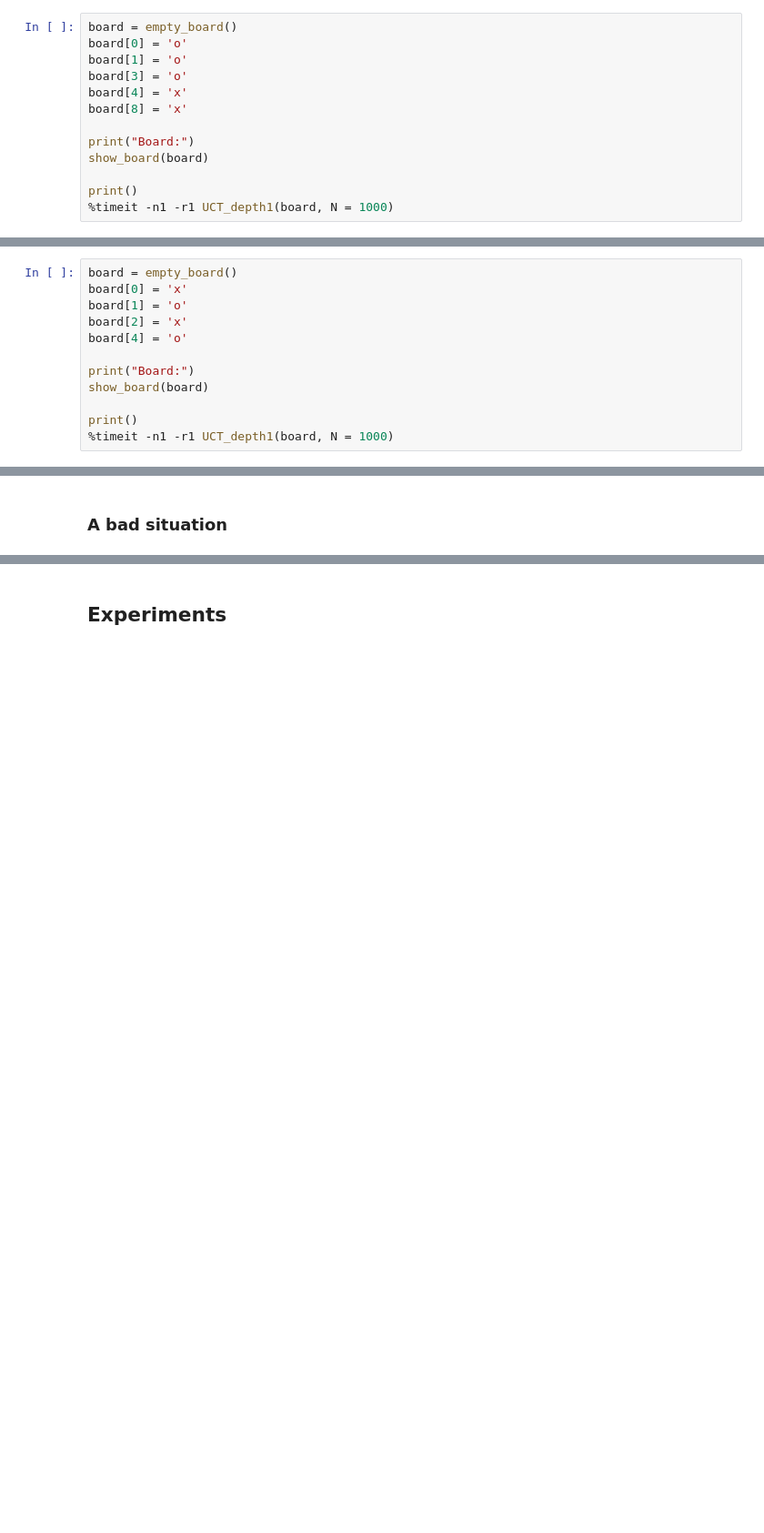
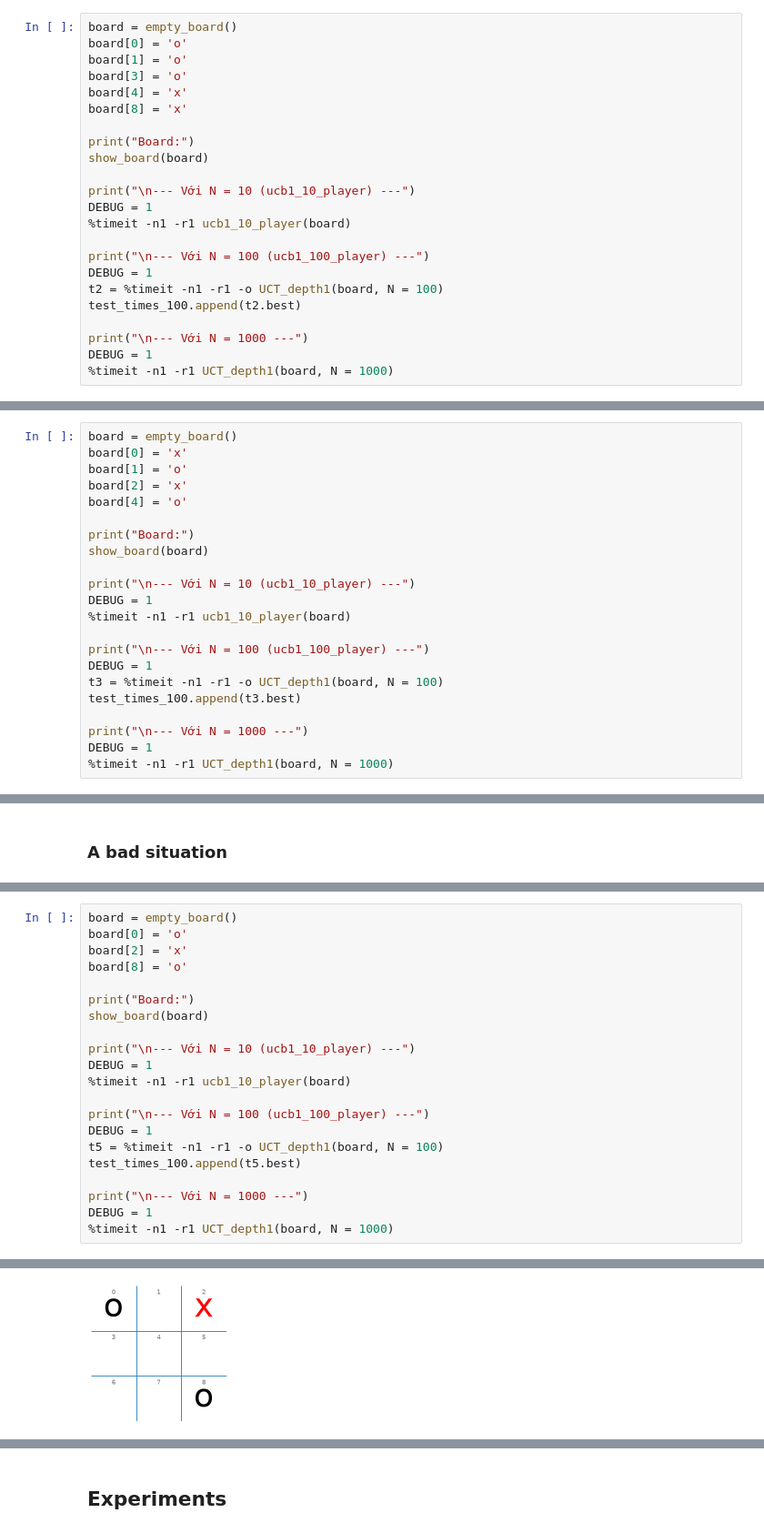
Before and after one commit to minhhieu310800-jpg/TTNTNC-NHOM31, a Jupyter notebook: lab05-tim-kiem-doi-khang/tictactoe_monte_carlo_tree_search_restricted.ipynb, the cells around one changed output, grey strips where cells are left out. Shown at 91% size. Cells and saved outputs as stored; diff of their text form; blank space fills up the shorter version.

```diff
--- a/lab05-tim-kiem-doi-khang/tictactoe_monte_carlo_tree_search_restricted.ipynb
+++ b/lab05-tim-kiem-doi-khang/tictactoe_monte_carlo_tree_search_restricted.ipynb
@@ -194,7 +236,17 @@ board[8] = 'x'
 print("Board:")
 show_board(board)
 
-print()
+print("\n--- Với N = 10 (ucb1_10_player) ---")
+DEBUG = 1
+%timeit -n1 -r1 ucb1_10_player(board)
+
+print("\n--- Với N = 100 (ucb1_100_player) ---")
+DEBUG = 1
+t2 = %timeit -n1 -r1 -o UCT_depth1(board, N = 100)
+test_times_100.append(t2.best)
+
+print("\n--- Với N = 1000 ---")
+DEBUG = 1
 %timeit -n1 -r1 UCT_depth1(board, N = 1000)
 # %% [output]
 Board:
@@ -219,7 +287,17 @@ board[4] = 'o'
 print("Board:")
 show_board(board)
 
-print()
+print("\n--- Với N = 10 (ucb1_10_player) ---")
+DEBUG = 1
+%timeit -n1 -r1 ucb1_10_player(board)
+
+print("\n--- Với N = 100 (ucb1_100_player) ---")
+DEBUG = 1
+t3 = %timeit -n1 -r1 -o UCT_depth1(board, N = 100)
+test_times_100.append(t3.best)
+
+print("\n--- Với N = 1000 ---")
+DEBUG = 1
 %timeit -n1 -r1 UCT_depth1(board, N = 1000)
 # %% [output]
 Board:
@@ -296,0 +369,22 @@ __Note:__ It looks like random player o is very unlikely to block x and take adv
+# %%
+board = empty_board()
+board[0] = 'o'
+board[2] = 'x'
+board[8] = 'o'
+
+print("Board:")
+show_board(board)
+
+print("\n--- Với N = 10 (ucb1_10_player) ---")
+DEBUG = 1
+%timeit -n1 -r1 ucb1_10_player(board)
+
+print("\n--- Với N = 100 (ucb1_100_player) ---")
+DEBUG = 1
+t5 = %timeit -n1 -r1 -o UCT_depth1(board, N = 100)
+test_times_100.append(t5.best)
+
+print("\n--- Với N = 1000 ---")
+DEBUG = 1
+%timeit -n1 -r1 UCT_depth1(board, N = 1000)
+# %% [output]
@@ -296,0 +392 @@ __Note:__ It looks like random player o is very unlikely to block x and take adv
+[figure, added]
```
Also changed, not shown: parts of 28 cells of this notebook.
